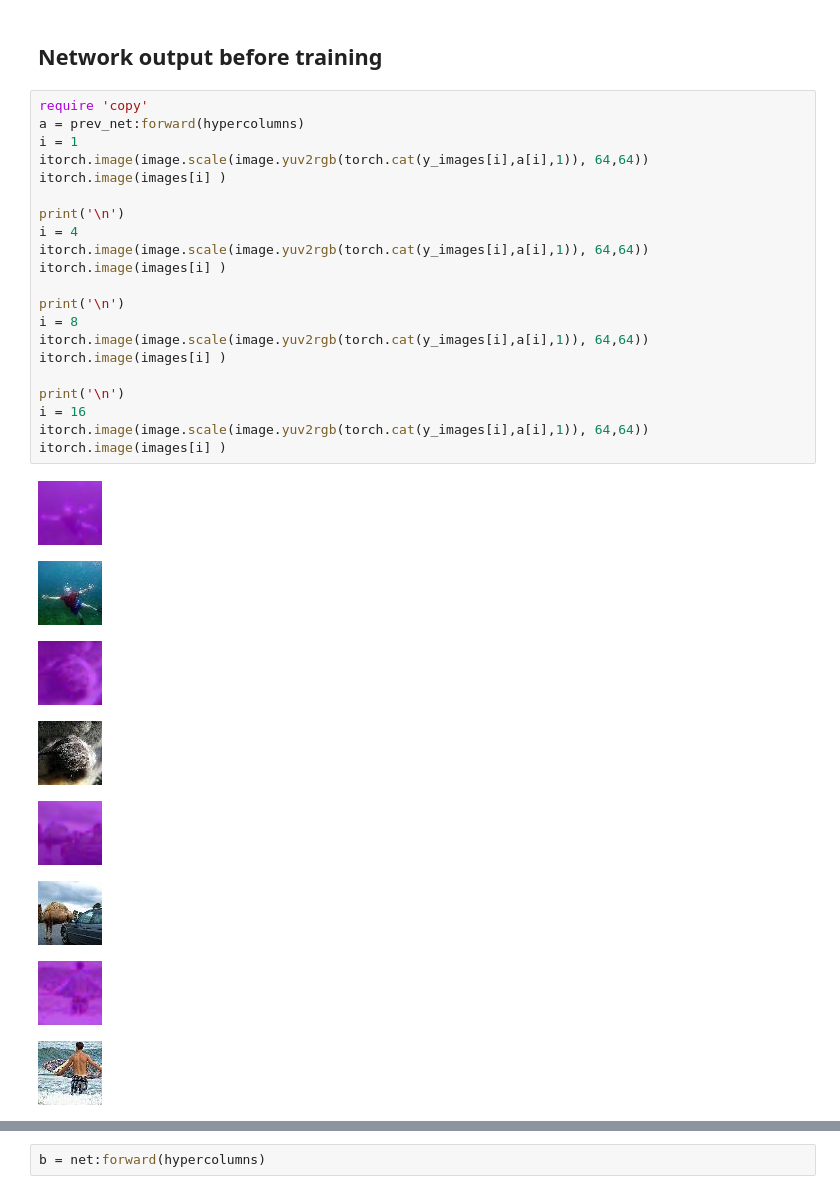
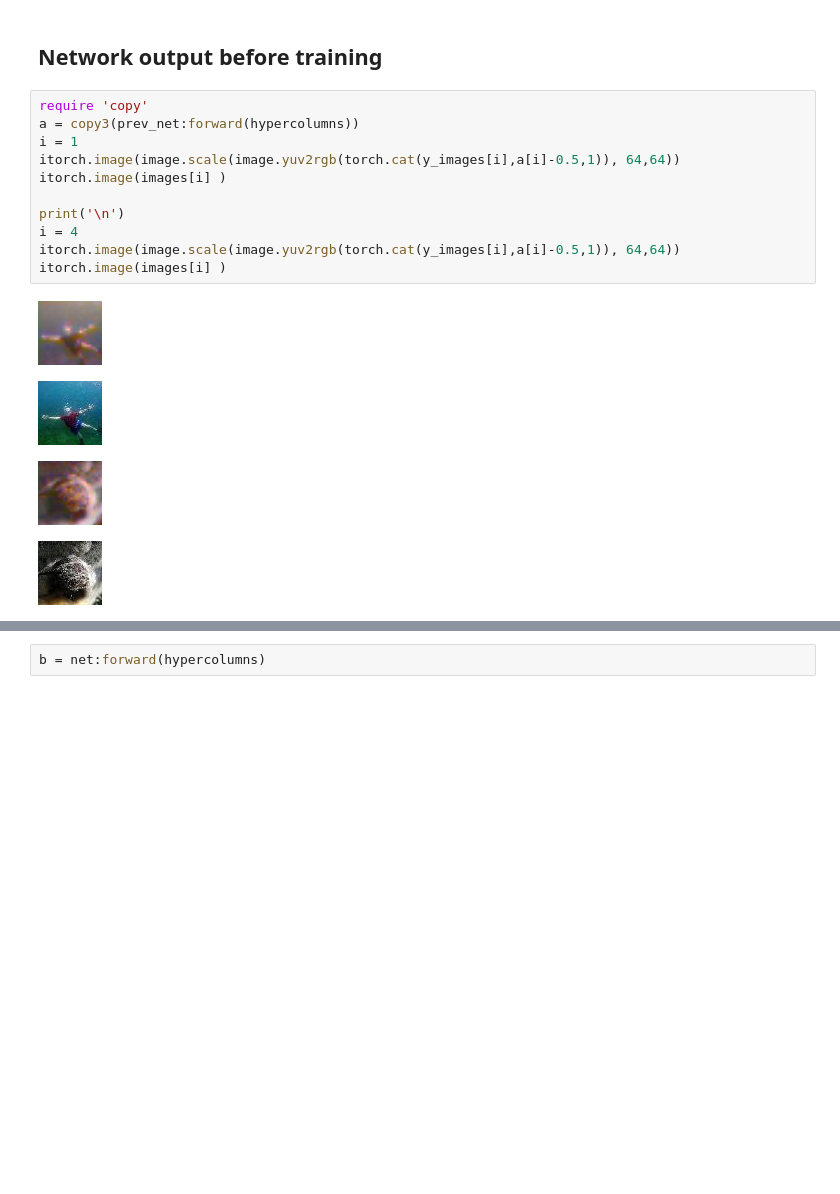
Before and after one commit to bagavi/CNNProject, a Jupyter notebook: TinyImageNet/Train_colorNet.ipynb, the cells around one changed output, grey strips where cells are left out. Drawn from its saved outputs; the diff is of its cells as text; blank space fills up the shorter version.

```diff
--- a/TinyImageNet/Train_colorNet.ipynb
+++ b/TinyImageNet/Train_colorNet.ipynb
@@ -249,34 +250,20 @@ prev_net = copy3(net)
 ## Network output before training
 # %%
 require 'copy'
-a = prev_net:forward(hypercolumns)
+a = copy3(prev_net:forward(hypercolumns))
 i = 1
-itorch.image(image.scale(image.yuv2rgb(torch.cat(y_images[i],a[i],1)), 64,64))
+itorch.image(image.scale(image.yuv2rgb(torch.cat(y_images[i],a[i]-0.5,1)), 64,64))
 itorch.image(images[i] )
 
 print('\n')
 i = 4
-itorch.image(image.scale(image.yuv2rgb(torch.cat(y_images[i],a[i],1)), 64,64))
+itorch.image(image.scale(image.yuv2rgb(torch.cat(y_images[i],a[i]-0.5,1)), 64,64))
 itorch.image(images[i] )
-
-print('\n')
-i = 8
-itorch.image(image.scale(image.yuv2rgb(torch.cat(y_images[i],a[i],1)), 64,64))
-itorch.image(images[i] )
-
-print('\n')
-i = 16
-itorch.image(image.scale(image.yuv2rgb(torch.cat(y_images[i],a[i],1)), 64,64))
-itorch.image(images[i] )
 # %% [output]
-[figure, old version]
+[figure, new version]
 [figure]
-[figure, old version]
+[figure, new version]
 [figure]
-[figure, removed]
-[figure, removed]
-[figure, removed]
-[figure, removed]
 # %%
 print('The training starts')
 -- Woah! Traingin the data
```
Also changed, not shown: parts of 9 cells of this notebook, 1 other file.
